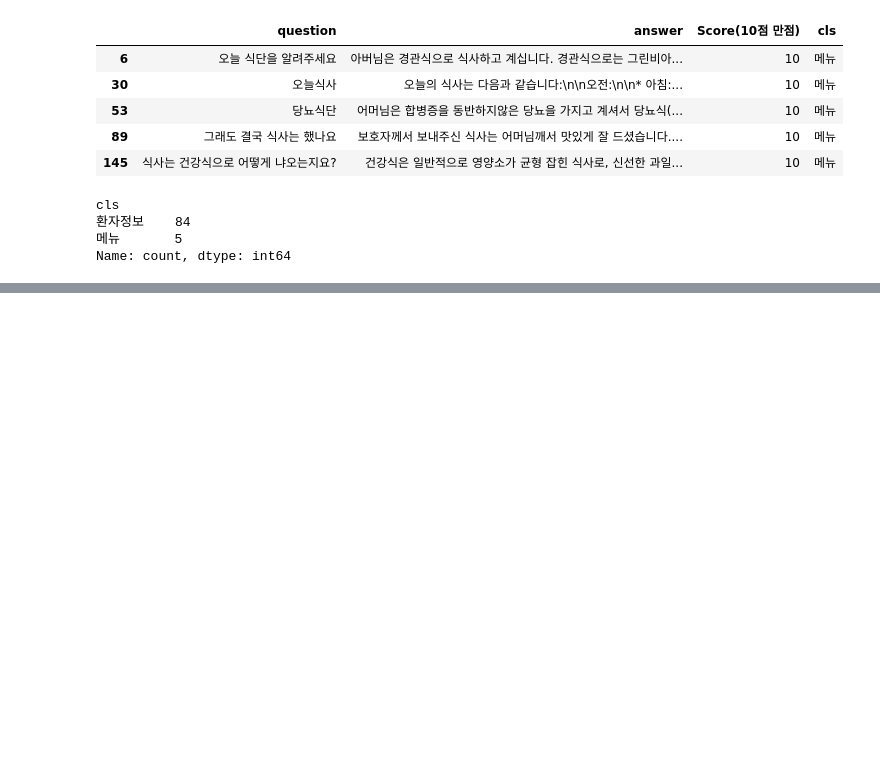
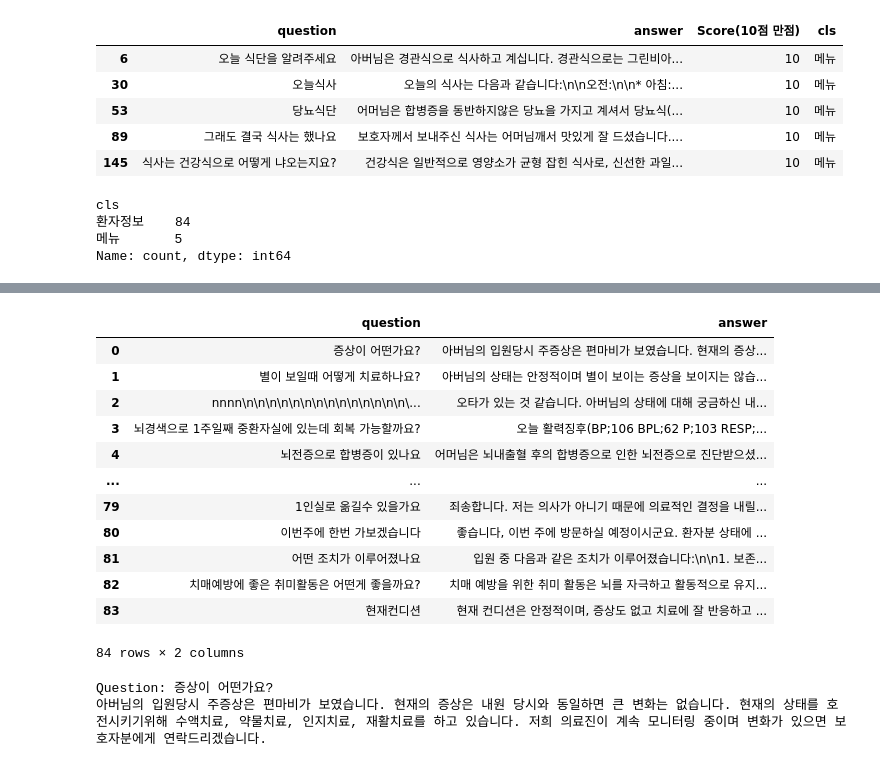
Before and after one commit to primer-genAI/NursingHome, a Jupyter notebook: notebooks/qa.ipynb, the cells around one changed output, grey strips where cells are left out. Cells and saved outputs as stored; diff of their text form; code cells hidden in the pictures; blank space fills up the shorter version.

Commit message:
prompt

```diff
--- a/notebooks/qa.ipynb
+++ b/notebooks/qa.ipynb
@@ -200,3 +193,3 @@ with open("../data/qa.json", "w", encoding='utf-8') as f:
 # %%
 with open("../data/qa.json", "r", encoding='utf-8') as f:
-    data = json.load(f)
+    examples = json.load(f)
@@ -222,0 +218,16 @@ data
+# %%
+result = pd.DataFrame(examples)
+# %% [output]
+|  | question | answer |
+| 0 | 증상이 어떤가요? | 아버님의 입원당시 주증상은 편마비가 보였습니다. 현재의 증상... |
+| 1 | 별이 보일때 어떻게 치료하나요? | 아버님의 상태는 안정적이며 별이 보이는 증상을 보이지는 않습... |
+| 2 | nnnn\n\n\n\n\n\n\n\n\n\n\n\n\n\n\... | 오타가 있는 것 같습니다. 아버님의 상태에 대해 궁금하신 내... |
+| 3 | 뇌경색으로 1주일째 중환자실에 있는데 회복 가능할까요? | 오늘 활력징후(BP;106 BPL;62 P;103 RESP;... |
+| 4 | 뇌전증으로 합병증이 있나요 | 어머님은 뇌내출혈 후의 합병증으로 인한 뇌전증으로 진단받으셨... |
+| ... | ... | ... |
+| 79 | 1인실로 옮길수 있을가요 | 죄송합니다. 저는 의사가 아니기 때문에 의료적인 결정을 내릴... |
+| 80 | 이번주에 한번 가보겠습니다 | 좋습니다, 이번 주에 방문하실 예정이시군요. 환자분 상태에 ... |
+| 81 | 어떤 조치가 이루어졌나요 | 입원 중 다음과 같은 조치가 이루어졌습니다:\n\n1. 보존... |
+| 82 | 치매예방에 좋은 취미활동은 어떤게 좋을까요? | 치매 예방을 위한 취미 활동은 뇌를 자극하고 활동적으로 유지... |
+| 83 | 현재컨디션 | 현재 컨디션은 안정적이며, 증상도 없고 치료에 잘 반응하고 ... |
+84 rows × 2 columns
@@ -222,0 +238,5 @@ data
+# %%
+print(example_prompt.invoke(examples[0]).to_string())
+# %% [output]
+Question: 증상이 어떤가요?
+아버님의 입원당시 주증상은 편마비가 보였습니다. 현재의 증상은 내원 당시와 동일하면 큰 변화는 없습니다. 현재의 상태를 호전시키기위해 수액치료, 약물치료, 인지치료, 재활치료를 하고 있습니다. 저희 의료진이 계속 모니터링 중이며 변화가 있으면 보호자분에게 연락드리겠습니다.
```
Also changed, not shown: parts of 24 cells of this notebook, 6 other files.
